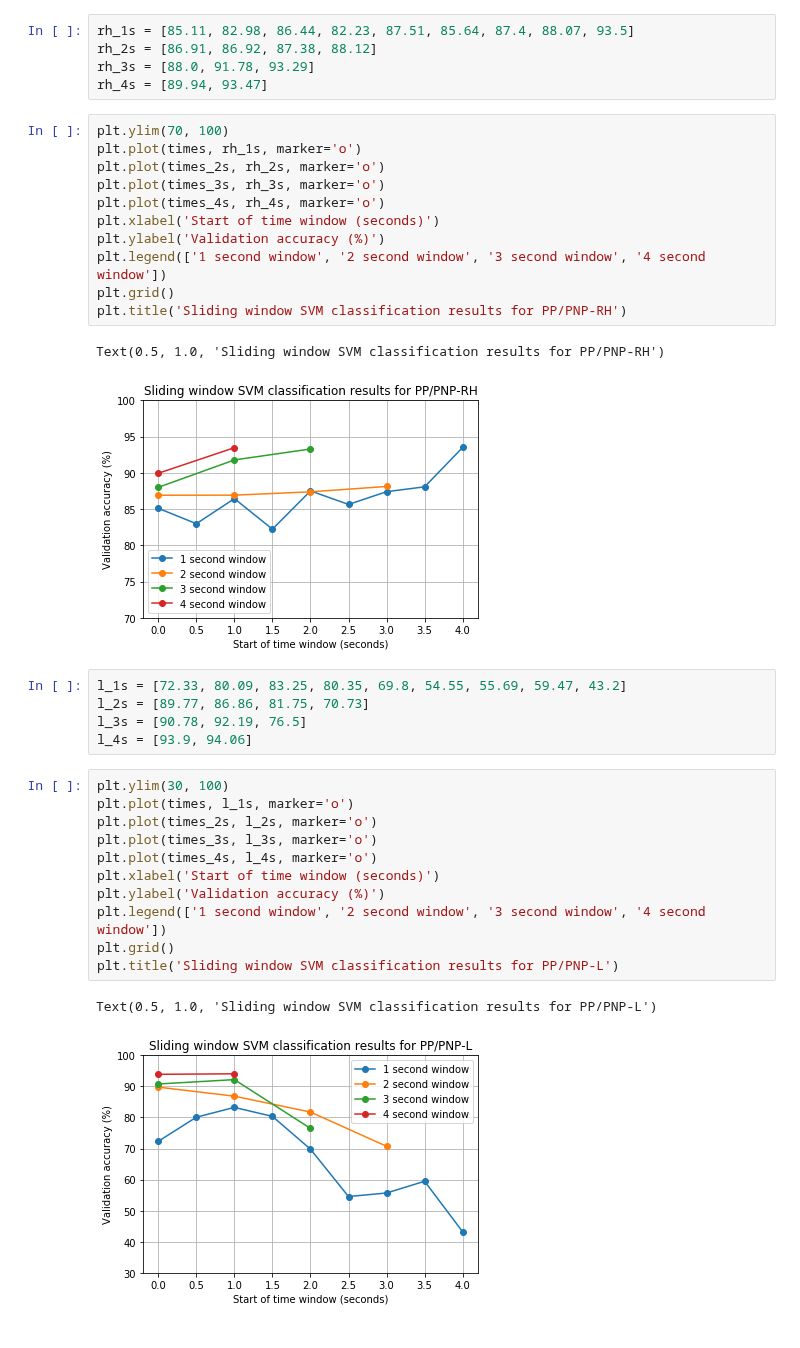
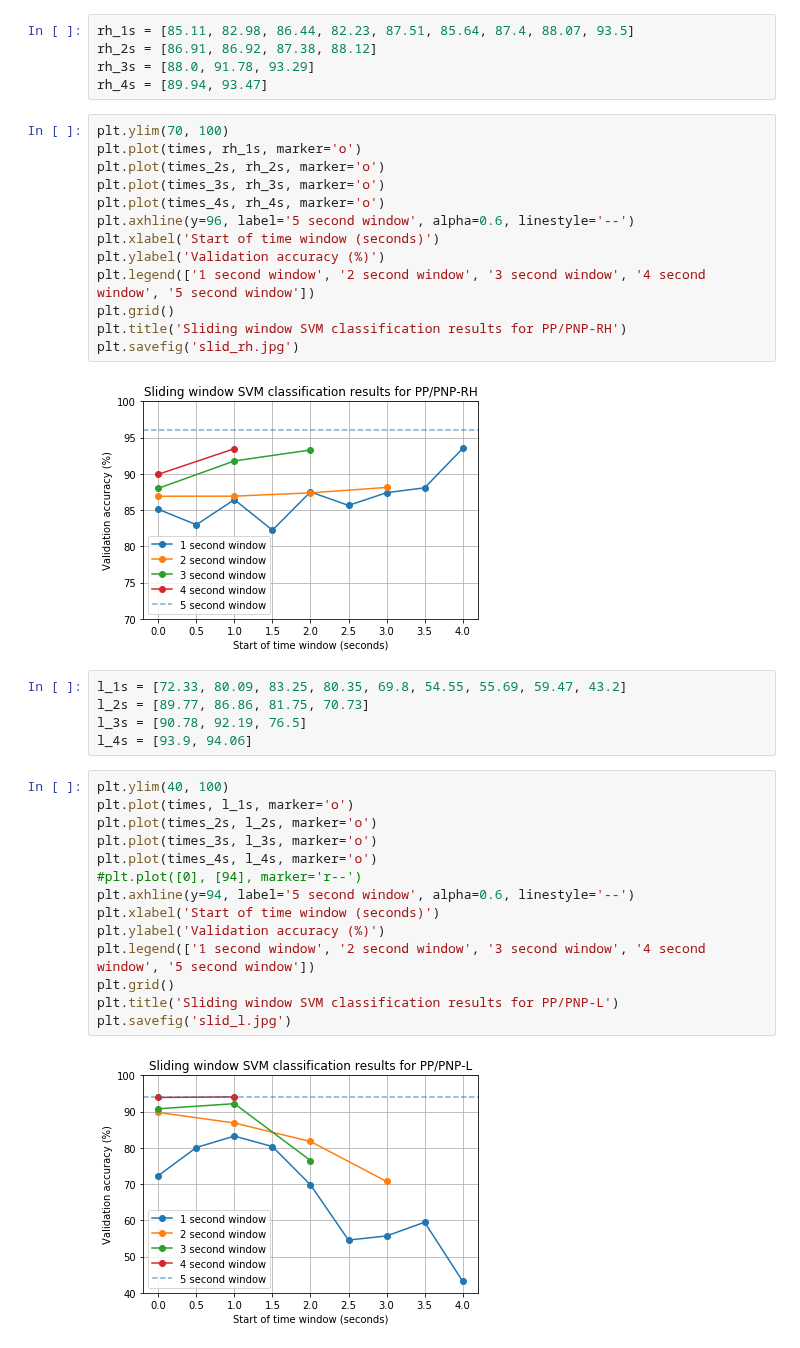
Before and after one commit to cristianch/EEG_CNP, a Jupyter notebook: notebooks/extra_graphs.ipynb, the cells around one changed output. Drawn from its saved outputs; the diff is of its cells as text.

```diff
--- a/notebooks/extra_graphs.ipynb
+++ b/notebooks/extra_graphs.ipynb
@@ -17,30 +18,33 @@ plt.plot(times, rh_1s, marker='o')
 plt.plot(times_2s, rh_2s, marker='o')
 plt.plot(times_3s, rh_3s, marker='o')
 plt.plot(times_4s, rh_4s, marker='o')
+plt.axhline(y=96, label='5 second window', alpha=0.6, linestyle='--')
 plt.xlabel('Start of time window (seconds)')
 plt.ylabel('Validation accuracy (%)')
-plt.legend(['1 second window', '2 second window', '3 second window', '4 second window'])
+plt.legend(['1 second window', '2 second window', '3 second window', '4 second window', '5 second window'])
 plt.grid()
 plt.title('Sliding window SVM classification results for PP/PNP-RH')
+plt.savefig('slid_rh.jpg')
 # %% [output]
-Text(0.5, 1.0, 'Sliding window SVM classification results for PP/PNP-RH')
-[figure, old version]
+[figure, new version]
 # %%
 l_1s = [72.33, 80.09, 83.25, 80.35, 69.8, 54.55, 55.69, 59.47, 43.2]
 l_2s = [89.77, 86.86, 81.75, 70.73]
 l_3s = [90.78, 92.19, 76.5]
 l_4s = [93.9, 94.06]
 # %%
-plt.ylim(30, 100)
+plt.ylim(40, 100)
 plt.plot(times, l_1s, marker='o')
 plt.plot(times_2s, l_2s, marker='o')
 plt.plot(times_3s, l_3s, marker='o')
 plt.plot(times_4s, l_4s, marker='o')
+#plt.plot([0], [94], marker='r--')
+plt.axhline(y=94, label='5 second window', alpha=0.6, linestyle='--')
 plt.xlabel('Start of time window (seconds)')
 plt.ylabel('Validation accuracy (%)')
-plt.legend(['1 second window', '2 second window', '3 second window', '4 second window'])
+plt.legend(['1 second window', '2 second window', '3 second window', '4 second window', '5 second window'])
 plt.grid()
 plt.title('Sliding window SVM classification results for PP/PNP-L')
+plt.savefig('slid_l.jpg')
 # %% [output]
-Text(0.5, 1.0, 'Sliding window SVM classification results for PP/PNP-L')
-[figure, old version]
+[figure, new version]
```
Also changed, not shown: parts of 5 cells of this notebook, 1 other file.
